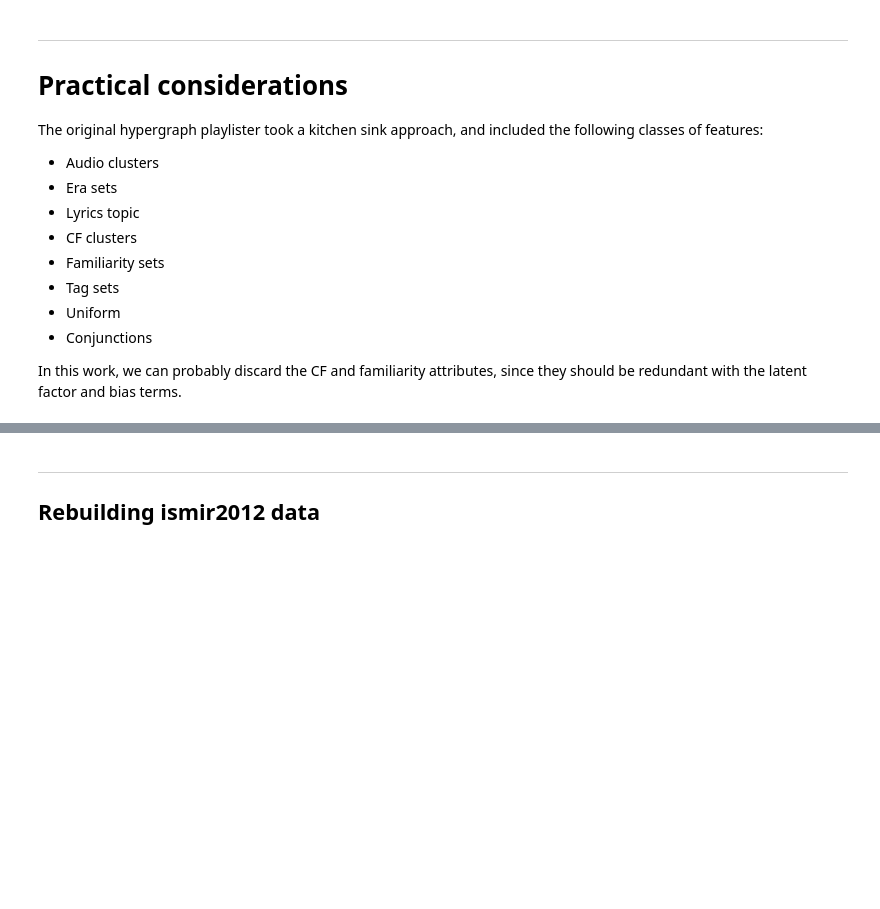
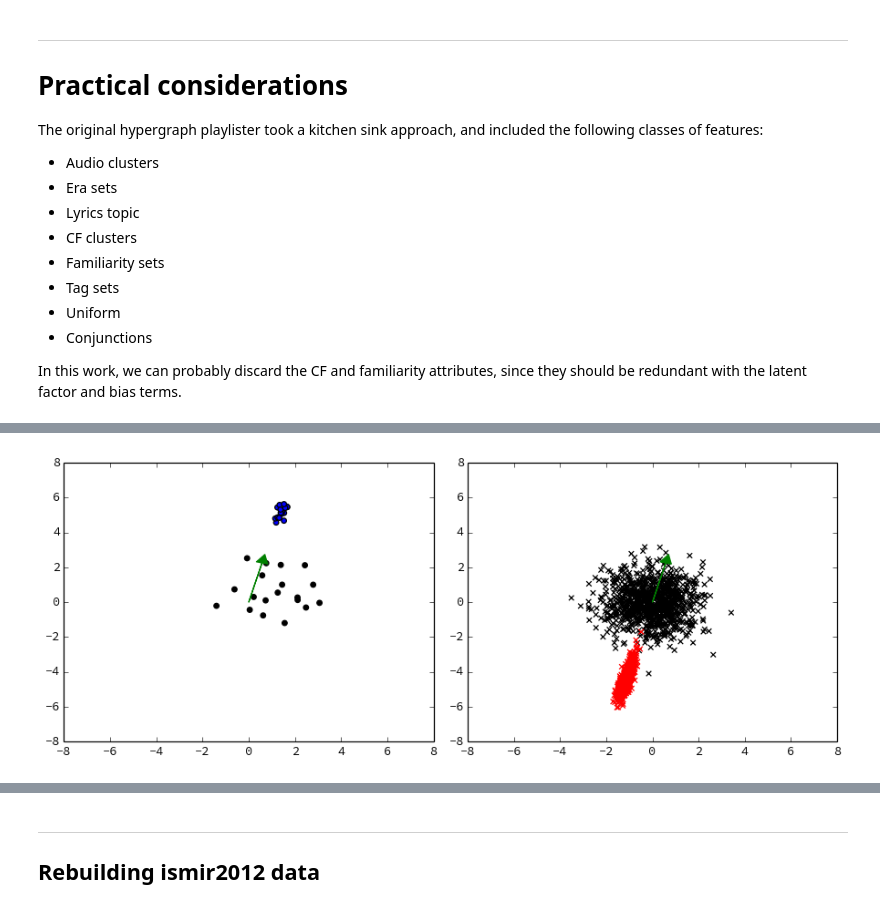
Before and after one commit to bmcfee/playlist_recommender, a Jupyter notebook: notes/Playlist recommender.ipynb, the cells around one changed output, grey strips where cells are left out. Cells and saved outputs as stored; diff of their text form; code cells hidden in the pictures; blank space fills up the shorter version.

```diff
--- a/notes/Playlist recommender.ipynb
+++ b/notes/Playlist recommender.ipynb
@@ -464,0 +489,19 @@ plt.plot(np.exp(w_opt) / np.sum(np.exp(w_opt)))
+# %%
+def item_obj(v):
+
+    # Compute the objective
+    v = v.reshape(a_i.shape)
+
+    scores = y * (v.dot(u) + b)
+
+    f = reg_item * 0.5 * np.sum((v - a_i)**2) + om.dot(np.logaddexp(0, -scores))
+
+    grad = reg_item * (v - a_i) - np.multiply.outer(y * om / (1.0 + np.exp(scores)), u)
+
+    return f, np.ravel(grad)
+# %%
+v0 = np.zeros_like(a_i)
+# %%
+v_opt, v_value, diagnostics = scipy.optimize.fmin_l_bfgs_b(item_obj, v0, iprint=1)
+v_opt = v_opt.reshape(a_i.shape)
+diagnostics
@@ -464,0 +519,19 @@ plt.plot(np.exp(w_opt) / np.sum(np.exp(w_opt)))
+# %%
+plt.figure(figsize=(10, 4))
+plt.subplot(121)
+plt.scatter(a_i[y>0,0], a_i[y>0,1], c='black', marker='o')
+plt.scatter(v_opt[y>0,0], v_opt[y>0,1], c='blue', marker='o')
+#plt.plot([0, u[0]], [0, u[1]])
+plt.arrow(0, 0, u[0], u[1], color='g', head_width=0.5, head_length=0.5)
+plt.axis([-8, 8, -8, 8])
+
+plt.subplot(122)
+plt.scatter(a_i[y<0,0], a_i[y<0,1], c='black', marker='x')
+plt.scatter(v_opt[y<0,0], v_opt[y<0,1], c='red', marker='x')
+#plt.plot([0, u[0]], [0, u[1]])
+plt.arrow(0, 0, u[0], u[1], color='g', head_width=0.5, head_length=0.5)
+plt.axis([-8, 8, -8, 8])
+
+plt.tight_layout()
+# %% [output]
+[figure, added]
```
Also changed, not shown: parts of 21 cells of this notebook, 1 other file.
